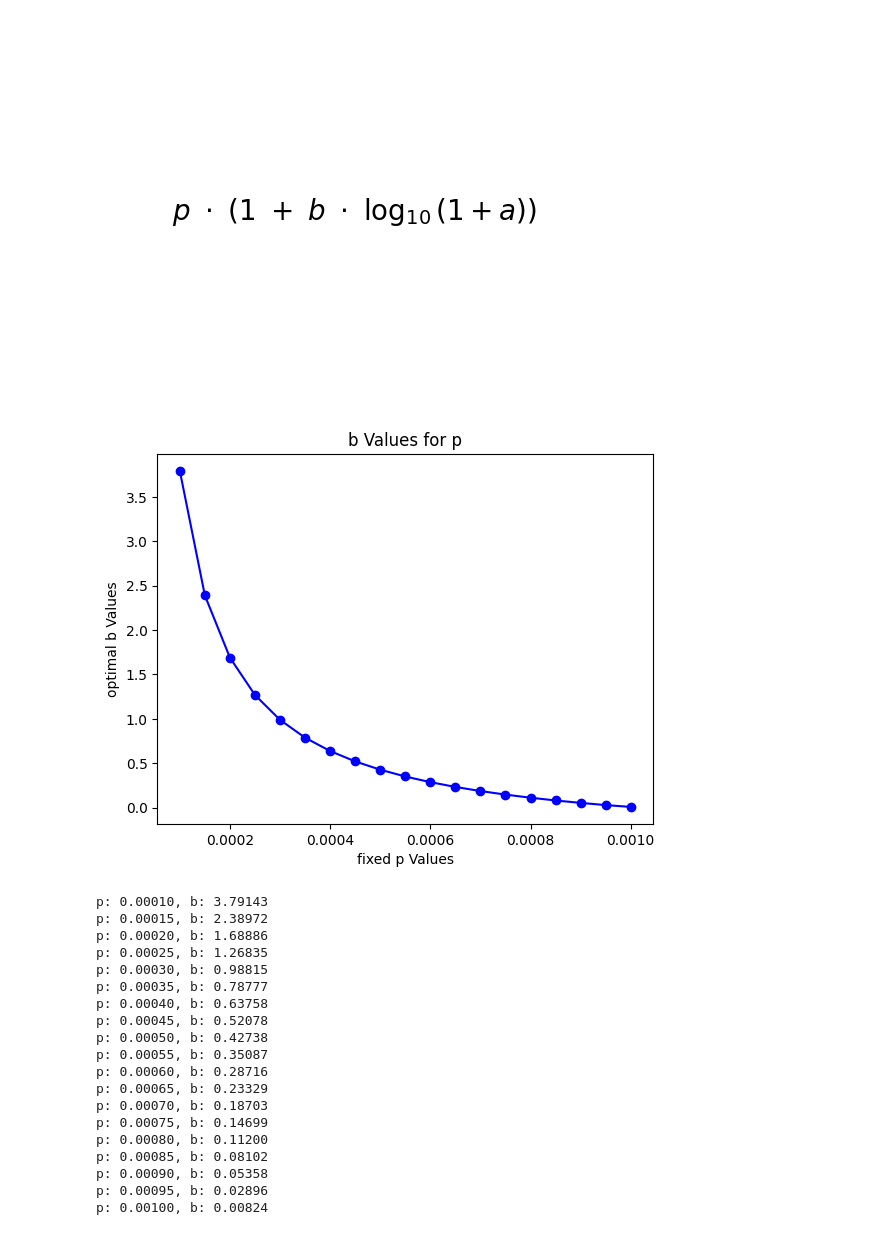
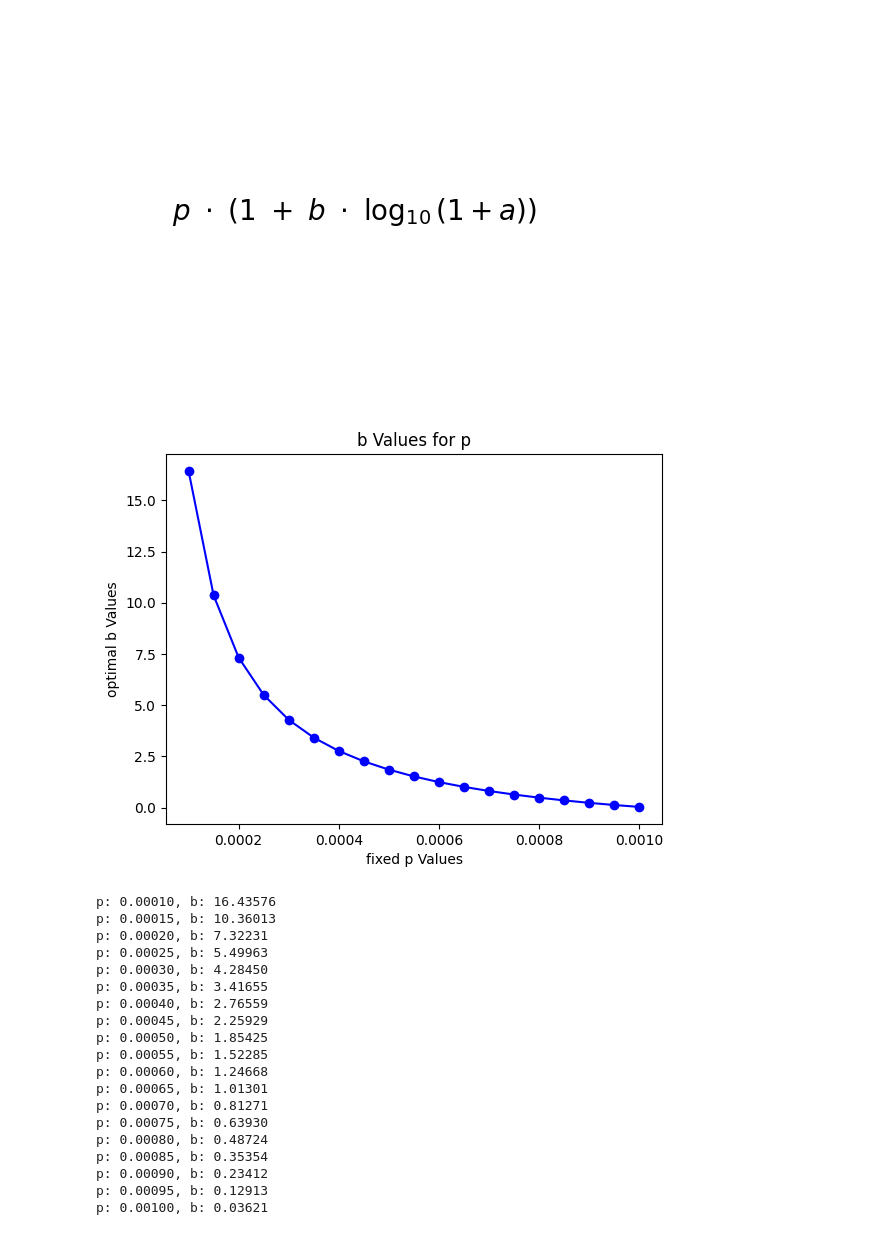
Before and after one commit to Q110722/fragsDR, a Jupyter notebook: Untitled.ipynb, the cells around one changed output. Cells and saved outputs as stored; diff of their text form; code cells hidden in the pictures.

```diff
--- a/Untitled.ipynb
+++ b/Untitled.ipynb
@@ -324,61 +326,61 @@ n4 = 1760 * 5
 n5 = 1920 * 5
 
 # 데이터. 드랍, 조각, 마리수
-a = np.array([126, 234, 276, 326, 154, 174, 194, 264])
+a = np.array([1.26, 2.34, 2.76, 3.26, 1.54, 1.74, 1.94, 2.64])
 item_counts = np.array([7.04, 8.4, 10.5, 11.6, 432 / 68, 383 / 53, 423 / 52, 446 / 48])
 mob_counts = np.array([n, n, n2, n2, n3, n3, n4, n5])
 
 # 데이터 병합
-all_a_values = np.concatenate([a, data_add_inven_2366485])
+all_a_values = np.concatenate([a, data_add_inven_2366485/100])
 all_item_counts = np.concatenate([item_counts, fourth_column_frags_values / 4])
 all_mob_counts = np.concatenate([mob_counts, sixth_column_values / 4])
 
 # p 골라보기
 p_values = np.linspace(0.0001, 0.001, 19)
 
 # 결과 저장
 optimal_b_values = []
 p_b_pairs = []
 
 # 각 p값에 대해 최적의 b를 찾음
 for p_fixed in p_values:
     final_probabilities = all_item_counts / all_mob_counts
 
     def final_probability_model(a, b):
         return p_fixed * (1 + b * np.log10(a + 1))
 
 # 최소 자승법
     popt, pcov = curve_fit(final_probability_model, all_a_values, final_probabilities, bounds=(0, np.inf))
     optimal_b = popt[0]
     optimal_b_values.append(optimal_b)
     p_b_pairs.append((p_fixed, optimal_b))
 
 # 그래프 출력
 plt.plot(p_values, optimal_b_values, marker='o', linestyle='-', color='blue')
 plt.xlabel('fixed p Values')
 plt.ylabel('optimal b Values')
 plt.title('b Values for p')
 plt.show()
 for p, b in p_b_pairs:
     print(f"p: {p:.5f}, b: {b:.5f}")
 # %% [output]
-[figure, old version]
+[figure, new version]
-p: 0.00010, b: 3.79143
-p: 0.00015, b: 2.38972
-p: 0.00020, b: 1.68886
-p: 0.00025, b: 1.26835
-p: 0.00030, b: 0.98815
-p: 0.00035, b: 0.78777
-p: 0.00040, b: 0.63758
-p: 0.00045, b: 0.52078
-p: 0.00050, b: 0.42738
-p: 0.00055, b: 0.35087
-p: 0.00060, b: 0.28716
-p: 0.00065, b: 0.23329
-p: 0.00070, b: 0.18703
-p: 0.00075, b: 0.14699
-p: 0.00080, b: 0.11200
-p: 0.00085, b: 0.08102
-p: 0.00090, b: 0.05358
-p: 0.00095, b: 0.02896
-p: 0.00100, b: 0.00824
+p: 0.00010, b: 16.43576
+p: 0.00015, b: 10.36013
+p: 0.00020, b: 7.32231
+p: 0.00025, b: 5.49963
+p: 0.00030, b: 4.28450
+p: 0.00035, b: 3.41655
+p: 0.00040, b: 2.76559
+p: 0.00045, b: 2.25929
+p: 0.00050, b: 1.85425
+p: 0.00055, b: 1.52285
+p: 0.00060, b: 1.24668
+p: 0.00065, b: 1.01301
+p: 0.00070, b: 0.81271
+p: 0.00075, b: 0.63930
+p: 0.00080, b: 0.48724
+p: 0.00085, b: 0.35354
+p: 0.00090, b: 0.23412
+p: 0.00095, b: 0.12913
+p: 0.00100, b: 0.03621
```
Also changed, not shown: parts of 1 cell of this notebook.
